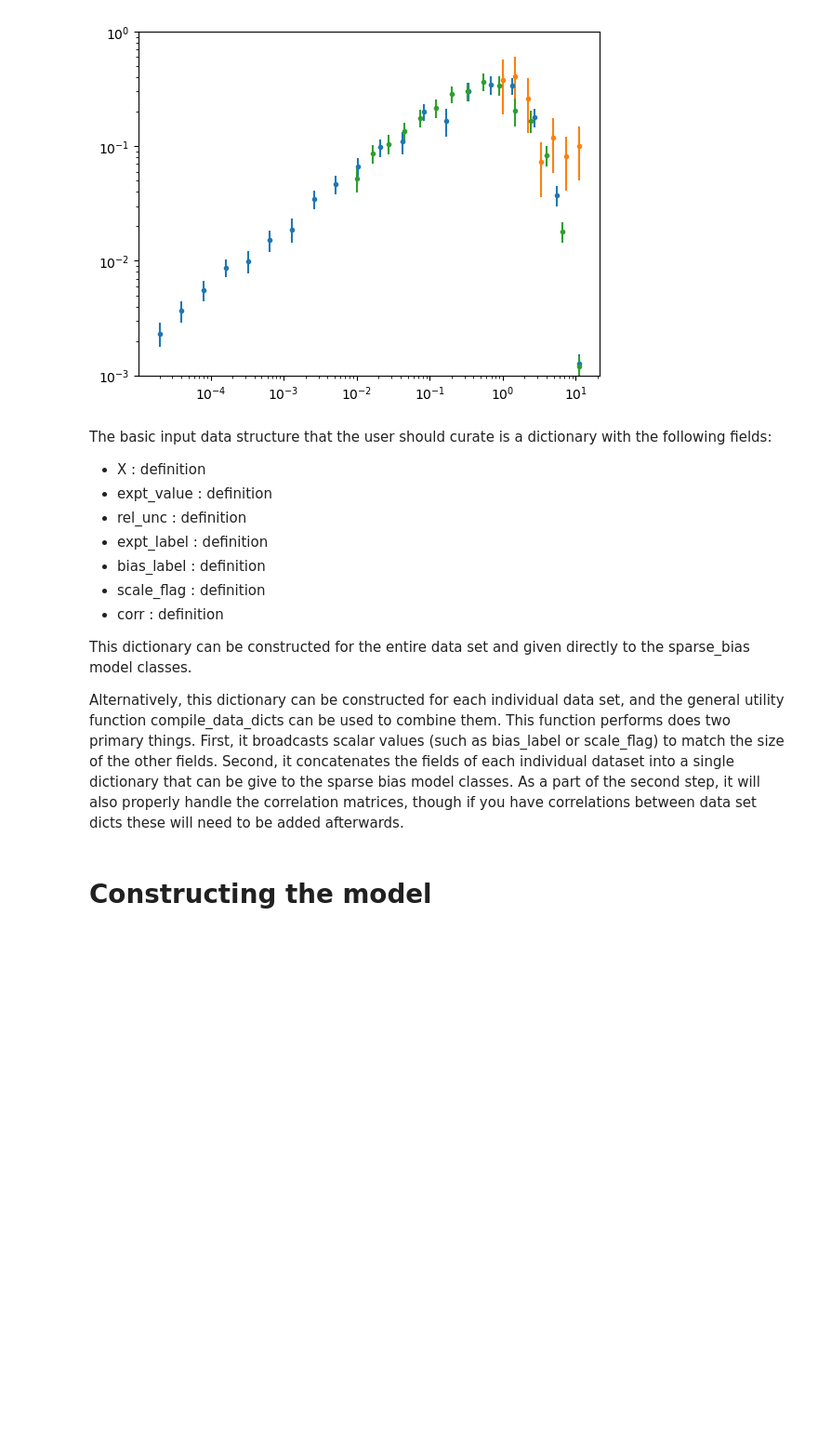
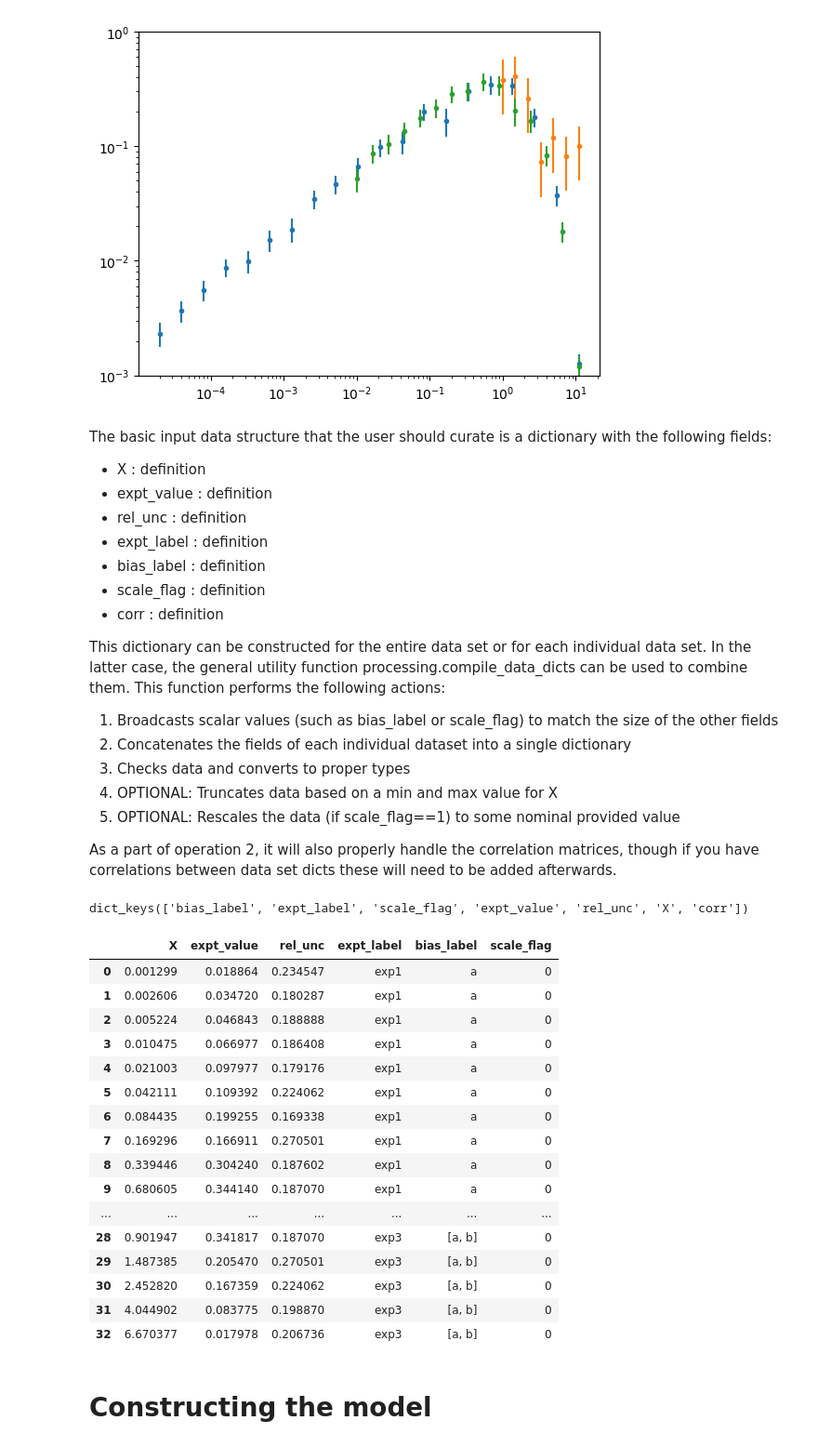
Before and after one commit to lanl/sparse_bias, a Jupyter notebook: example.ipynb, the cells around one changed output. Shown: that part at 93% size. Saved outputs shown, nothing was run; the diff lists cells and outputs as text; code cells hidden in the pictures; blank space fills up the shorter version.

```diff
--- a/example.ipynb
+++ b/example.ipynb
@@ -76,12 +76,17 @@ The basic input data structure that the user should curate is a dictionary with
 - scale_flag    : definition
 - corr          : definition
 
-This dictionary can be constructed for the entire data set and given directly to the sparse_bias model classes.
+This dictionary can be constructed for the entire data set or for each individual data set.
+In the latter case, the general utility function processing.compile_data_dicts can be used to combine them.
+This function performs the following actions:
 
-Alternatively, this dictionary can be constructed for each individual data set, and the general utility function compile_data_dicts can be used to combine them. This function performs does two primary things.
-First, it broadcasts scalar values (such as bias_label or scale_flag) to match the size of the other fields.
-Second, it concatenates the fields of each individual dataset into a single dictionary that can be give to the sparse bias model classes.
-As a part of the second step, it will also properly handle the correlation matrices, though if you have correlations between data set dicts these will need to be added afterwards.
+1. Broadcasts scalar values (such as bias_label or scale_flag) to match the size of the other fields
+2. Concatenates the fields of each individual dataset into a single dictionary
+3. Checks data and converts to proper types
+4. OPTIONAL: Truncates data based on a min and max value for X
+5. OPTIONAL: Rescales the data (if scale_flag==1) to some nominal provided value
+
+As a part of operation 2, it will also properly handle the correlation matrices, though if you have correlations between data set dicts these will need to be added afterwards.
 # %%
 data1 = {'X'        : x_obs1,
        'expt_value' : y_obs1,
@@ -114,3 +114,30 @@ data_dict = compile_data_dicts([data1, data2, data3])
+# %%
+from processing import compile_data_dicts
+
+data_dict = compile_data_dicts([data1, data2, data3], xminmax=[1e-3,10])
+
+# inspect compiled data dict - converting this to a dataframe can be handy for visualization
+print(data_dict.keys())
+pd.DataFrame({k: data_dict[k] for k in ['X', 'expt_value', 'rel_unc', 'expt_label', 'bias_label', 'scale_flag']})
+# %% [output]
+dict_keys(['bias_label', 'expt_label', 'scale_flag', 'expt_value', 'rel_unc', 'X', 'corr'])
+|  | X | expt_value | rel_unc | expt_label | bias_label | scale_flag |
+| 0 | 0.001299 | 0.018864 | 0.234547 | exp1 | a | 0 |
+| 1 | 0.002606 | 0.034720 | 0.180287 | exp1 | a | 0 |
+| 2 | 0.005224 | 0.046843 | 0.188888 | exp1 | a | 0 |
+| 3 | 0.010475 | 0.066977 | 0.186408 | exp1 | a | 0 |
+| 4 | 0.021003 | 0.097977 | 0.179176 | exp1 | a | 0 |
+| 5 | 0.042111 | 0.109392 | 0.224062 | exp1 | a | 0 |
+| 6 | 0.084435 | 0.199255 | 0.169338 | exp1 | a | 0 |
+| 7 | 0.169296 | 0.166911 | 0.270501 | exp1 | a | 0 |
+| 8 | 0.339446 | 0.304240 | 0.187602 | exp1 | a | 0 |
+| 9 | 0.680605 | 0.344140 | 0.187070 | exp1 | a | 0 |
+| ... | ... | ... | ... | ... | ... | ... |
+| 28 | 0.901947 | 0.341817 | 0.187070 | exp3 | [a, b] | 0 |
+| 29 | 1.487385 | 0.205470 | 0.270501 | exp3 | [a, b] | 0 |
+| 30 | 2.452820 | 0.167359 | 0.224062 | exp3 | [a, b] | 0 |
+| 31 | 4.044902 | 0.083775 | 0.198870 | exp3 | [a, b] | 0 |
+| 32 | 6.670377 | 0.017978 | 0.206736 | exp3 | [a, b] | 0 |
 # %% [markdown]
 # Constructing the model
 # %%
```
Also changed, not shown: parts of 5 cells of this notebook, 2 other files.
